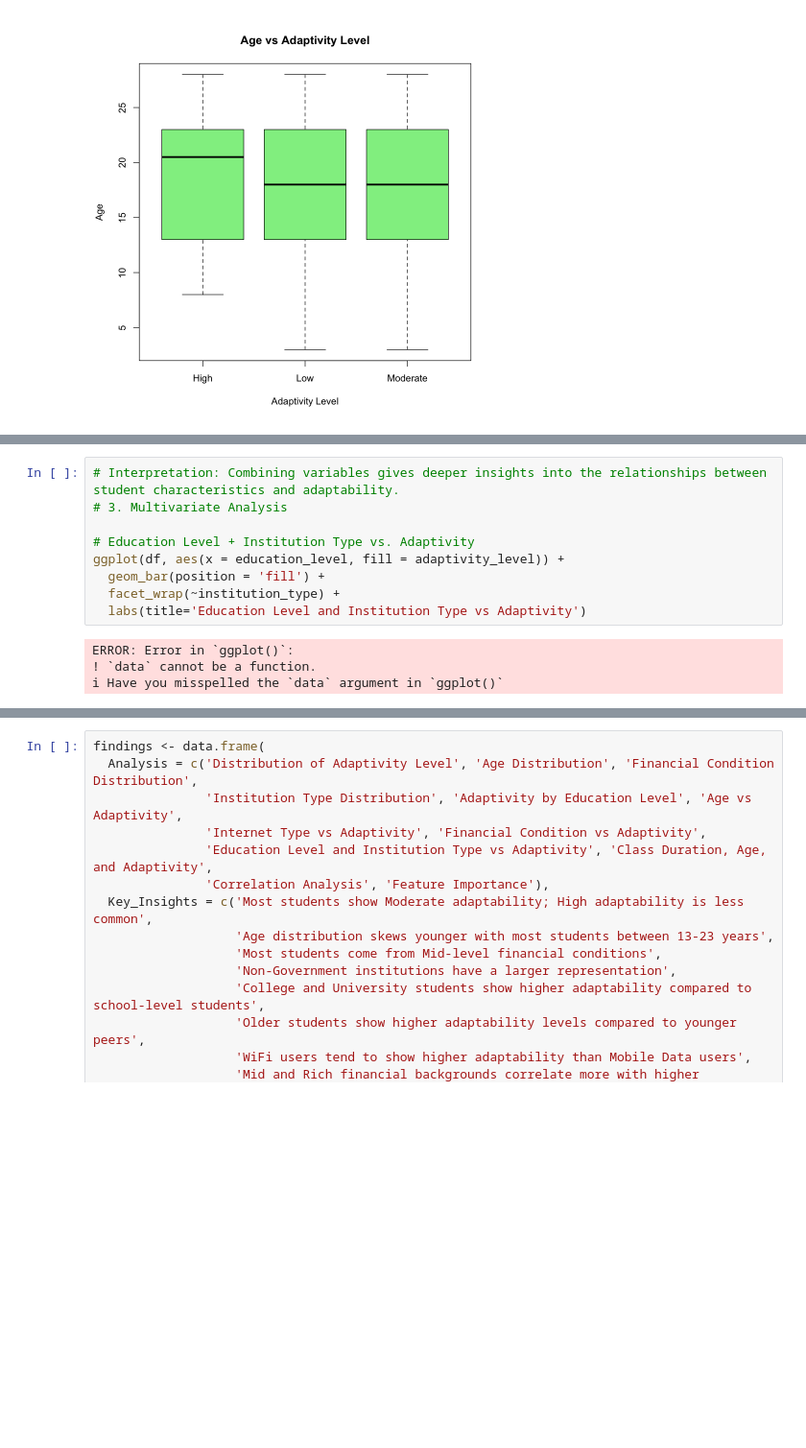
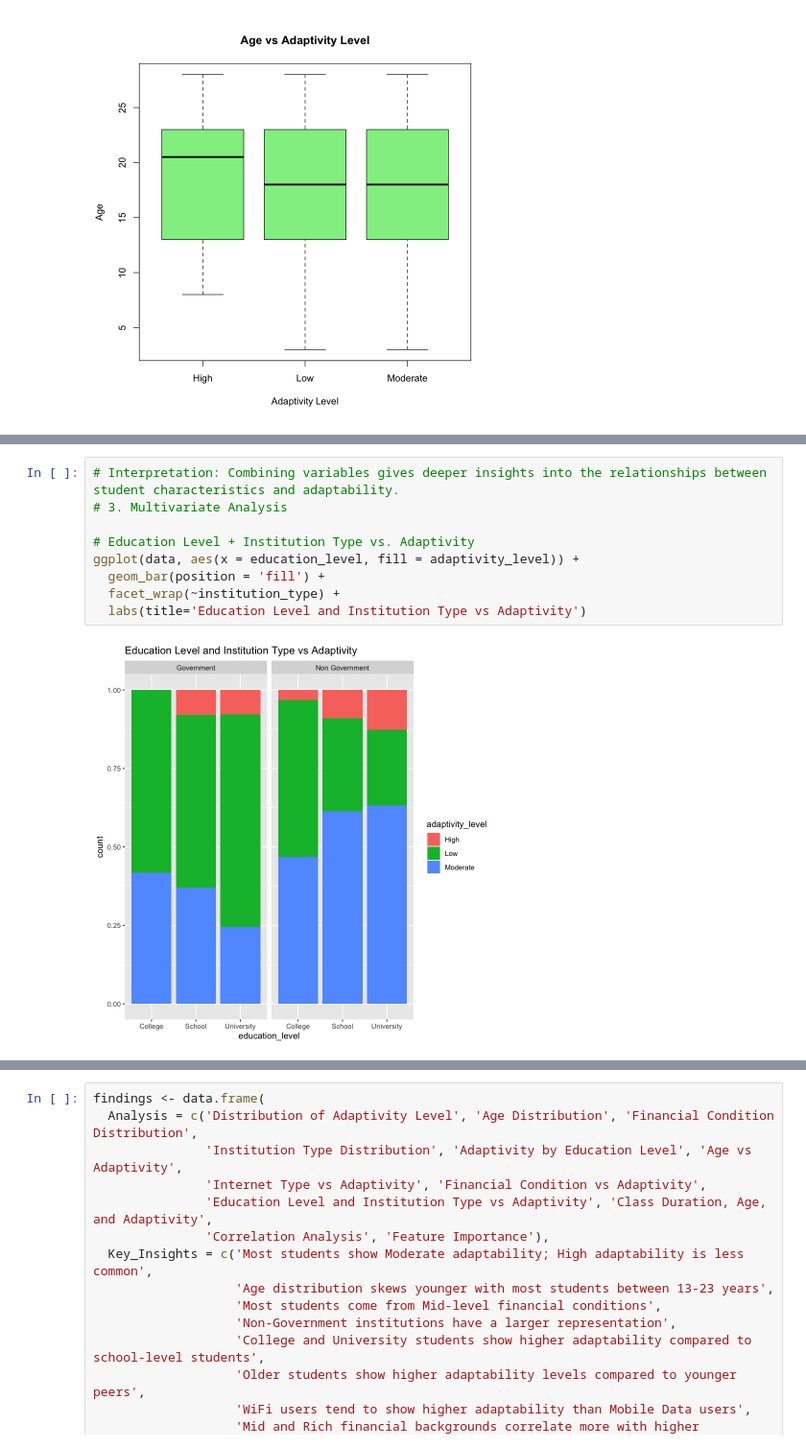
Before and after one commit to imperionite/insighted, a Jupyter notebook: EDA.ipynb, the cells around one changed output, grey strips where cells are left out. Shown at 96% size. Drawn from its saved outputs; the diff is of its cells as text; blank space fills up the shorter version.

```diff
--- a/EDA.ipynb
+++ b/EDA.ipynb
@@ -252,15 +250,13 @@ ggplot(data, aes(x = financial_condition, fill = adaptivity_level)) +
 # %%
 # Interpretation: Combining variables gives deeper insights into the relationships between student characteristics and adaptability.
 # 3. Multivariate Analysis
 
 # Education Level + Institution Type vs. Adaptivity
-ggplot(df, aes(x = education_level, fill = adaptivity_level)) +
+ggplot(data, aes(x = education_level, fill = adaptivity_level)) +
   geom_bar(position = 'fill') +
   facet_wrap(~institution_type) +
   labs(title='Education Level and Institution Type vs Adaptivity')
 # %% [output]
-ERROR: Error in `ggplot()`:
-! `data` cannot be a function.
-ℹ Have you misspelled the `data` argument in `ggplot()`
+[figure, added]
 # %%
 # Age, Class Duration, and Adaptivity
```
Also changed, not shown: parts of 18 cells of this notebook, 5 other files.
